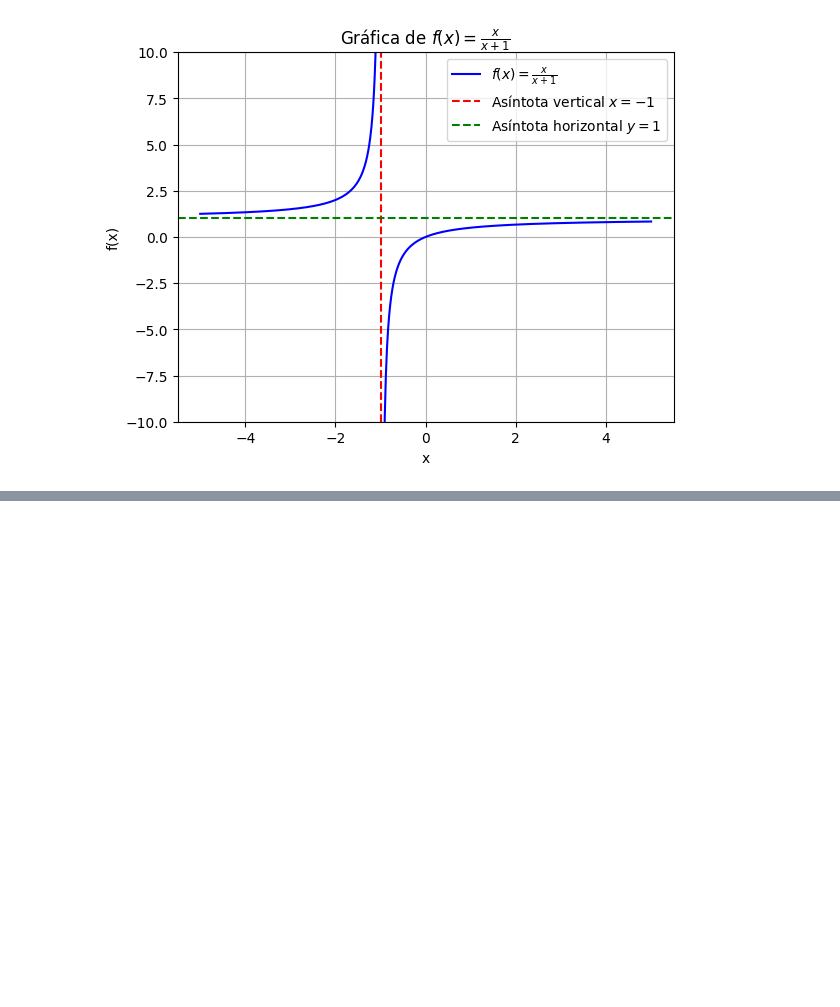
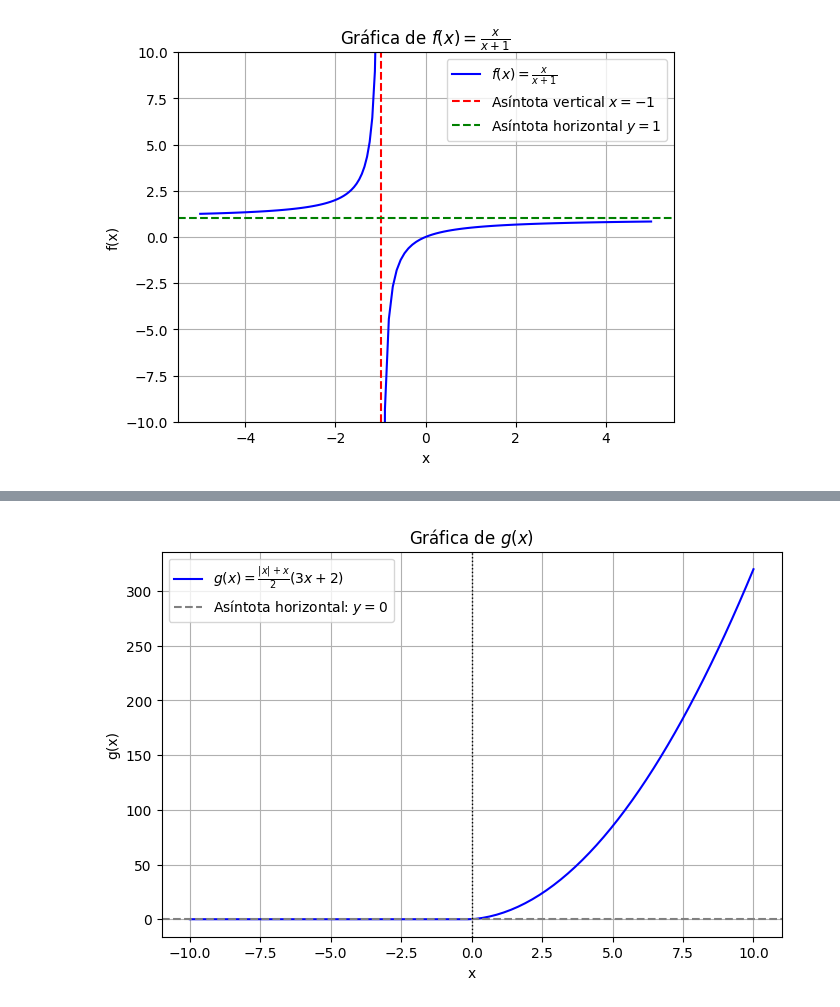
Before and after one commit to Juanm3005/trabajo-grupo-aplicadas, a Jupyter notebook: lab2.ipynb, the cells around one changed output, grey strips where cells are left out. Drawn from its saved outputs; the diff is of its cells as text; code cells hidden in the pictures; blank space fills up the shorter version.

```diff
--- a/lab2.ipynb
+++ b/lab2.ipynb
@@ -383,0 +406,24 @@ $6x + 2 = 0$
+# %%
+import numpy as np
+import matplotlib.pyplot as plt
+
+
+def g(x):
+    return ((np.abs(x) + x) / 2) * (3 * x + 2)
+
+
+x = np.linspace(-10, 10, 80)
+y = g(x)
+
+plt.figure(figsize=(8, 5))
+plt.plot(x, y, label=r'$g(x) = \frac{|x| + x}{2}(3x + 2)$', color='blue')
+plt.axhline(y=0, color='gray', linestyle='--', label='Asíntota horizontal: $y = 0$')
+plt.axvline(x=0, color='black', linestyle=':', linewidth=1)
+plt.title('Gráfica de $g(x)$')
+plt.xlabel('x')
+plt.ylabel('g(x)')
+plt.legend()
+plt.grid(True)
+plt.show()
+# %% [output]
+[figure, added]
```
Also changed, not shown: parts of 2 cells of this notebook.
